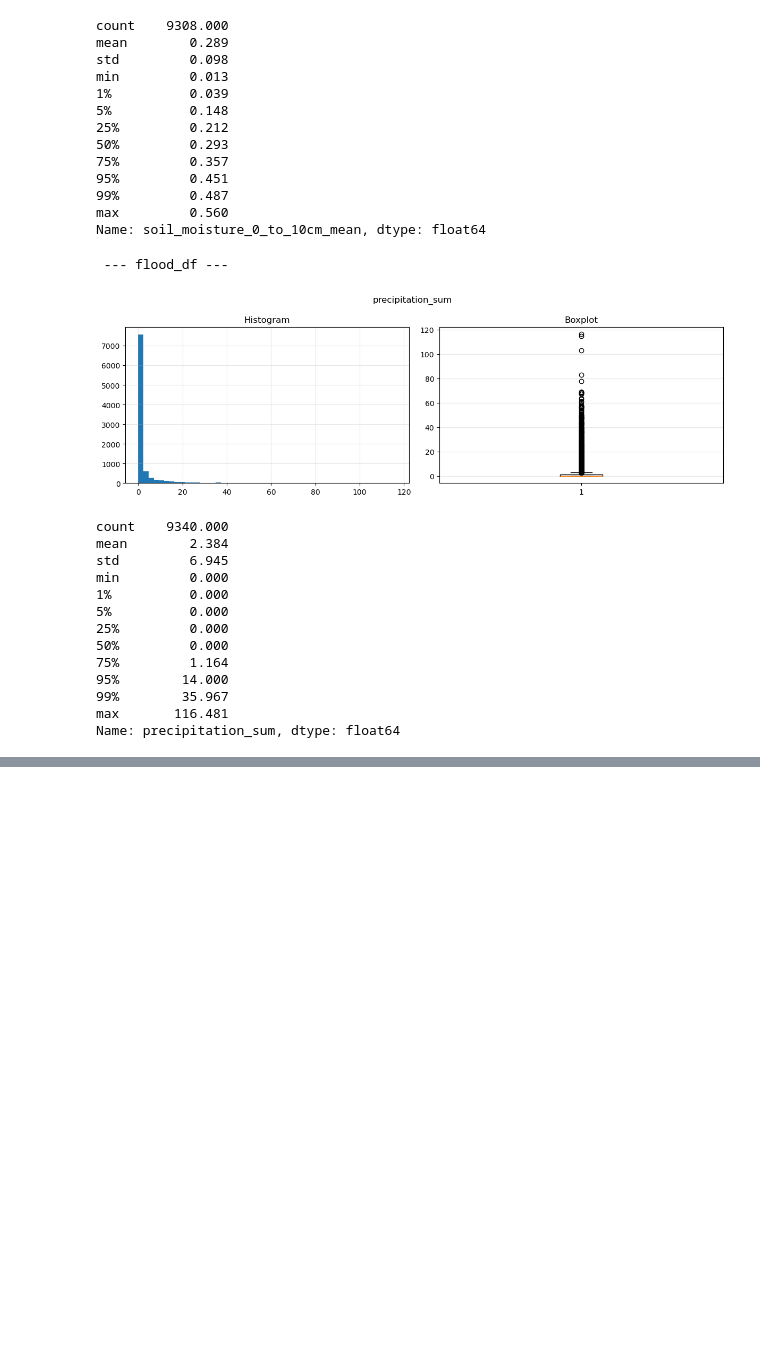
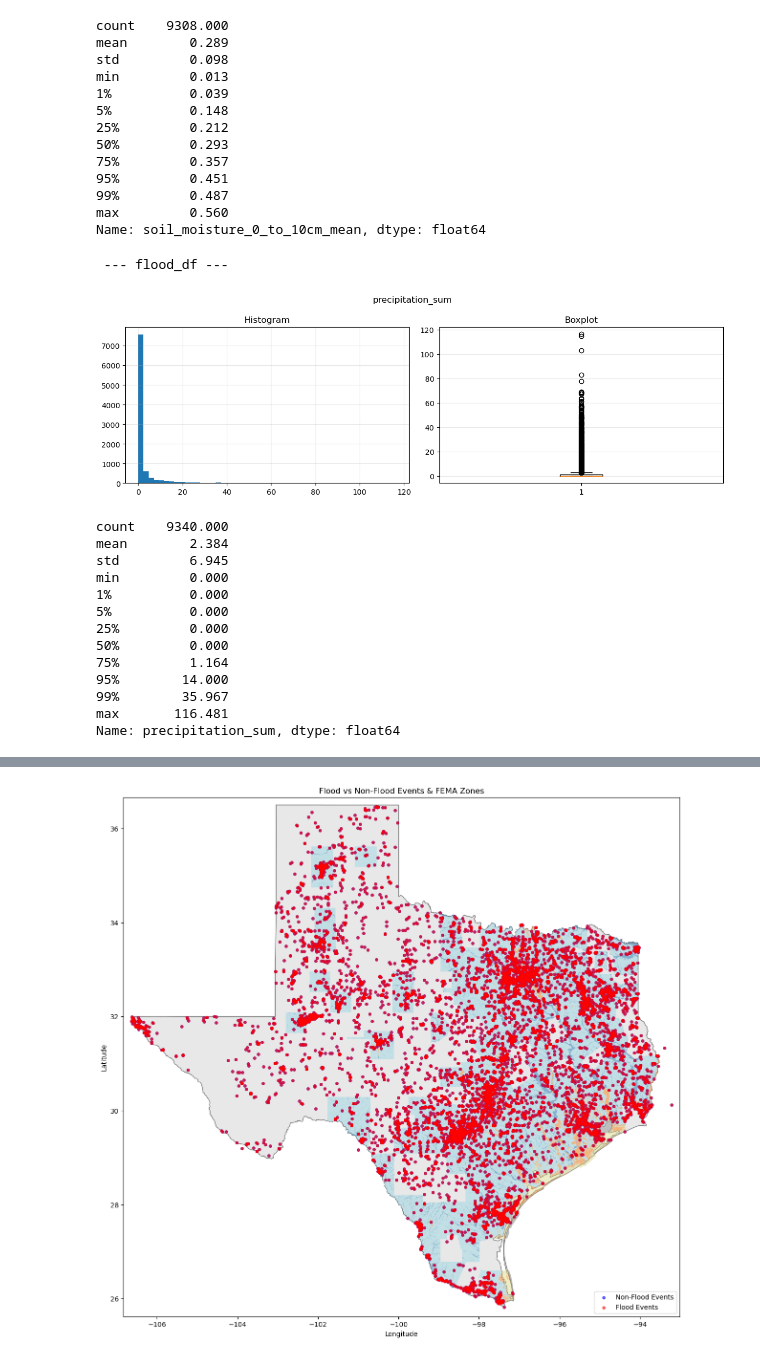
Before and after one commit to AnanthKothuri/GeospatialAIProject, a Jupyter notebook: DataExploration.ipynb, the cells around one changed output, grey strips where cells are left out. Saved outputs shown, nothing was run; the diff lists cells and outputs as text; code cells hidden in the pictures; blank space fills up the shorter version.

Commit message:
Adds data engineering

```diff
--- a/DataExploration.ipynb
+++ b/DataExploration.ipynb
@@ -305,5 +306,11 @@ def clean_data(df):
 flood_df = clean_data(flood_df)
 non_flood_df = clean_data(non_flood_df)
 # %%
-output_missing(flood_df, 'flood_df')
-output_missing(non_flood_df, 'non_flood_df')
+primary_rainy_months = [3, 4, 5]
+secondary_rainy_months = [9, 10]
+
+flood_df['is_primary_rain_season'] = flood_df['MONTH'].isin(primary_rainy_months)
+flood_df['is_secondary_rain_season'] = flood_df['MONTH'].isin(secondary_rainy_months)
+
+non_flood_df['is_primary_rain_season'] = non_flood_df['MONTH'].isin(primary_rainy_months)
+non_flood_df['is_secondary_rain_season'] = non_flood_df['MONTH'].isin(secondary_rainy_months)
@@ -330,0 +326,84 @@ def output_data(df, name):
+# %%
+import geopandas as gpd
+from shapely.geometry import Point
+
+all_lats = pd.concat([flood_df['BEGIN_LAT'], non_flood_df['BEGIN_LAT']])
+all_lons = pd.concat([flood_df['BEGIN_LON'], non_flood_df['BEGIN_LON']])
+
+minx, miny, maxx, maxy = all_lons.min(), all_lats.min(), all_lons.max(), all_lats.max()
+bbox_polygon = gpd.GeoSeries([Point(minx, miny), Point(maxx, maxy)], crs="EPSG:4326").envelope
+bbox_reprojected = tuple(bbox_polygon.to_crs("EPSG:4269").total_bounds)
+
+gdb_path = "./data/NFHL_48_20251201.gdb"
+layer_name = "S_Fld_Haz_Ar"
+
+try:
+    gdf_flood = gpd.read_file(gdb_path, layer=layer_name, bbox=bbox_reprojected)
+except Exception as e:
+    print(f"bbox read failed, trying full load. Error: {e}")
+    gdf_flood = gpd.read_file(gdb_path, layer=layer_name)
+
+gdf_flood = gdf_flood.to_crs("EPSG:4326")
+
+def enrich_with_flood_zone_data(input_df, flood_zones_gdf):
+
+    geometry = [Point(xy) for xy in zip(input_df['BEGIN_LON'], input_df['BEGIN_LAT'])]
+    gdf_temp = gpd.GeoDataFrame(input_df, geometry=geometry, crs="EPSG:4326")
+
+    joined = gpd.sjoin(gdf_temp, flood_zones_gdf, how="left", predicate="within")
+
+    joined = joined[~joined.index.duplicated(keep='first')]
+
+    input_df['Flood_Zone'] = joined['FLD_ZONE']
+
+    high_risk_codes = ['A', 'AE', 'AH', 'AO', 'AR', 'A99', 'V', 'VE']
+    input_df['Is_In_Floodplain'] = input_df['Flood_Zone'].isin(high_risk_codes)
+
+    return input_df
+
+flood_df = enrich_with_flood_zone_data(flood_df, gdf_flood)
+non_flood_df = enrich_with_flood_zone_data(non_flood_df, gdf_flood)
+
+print(flood_df[['BEGIN_LAT', 'BEGIN_LON', 'Flood_Zone', 'Is_In_Floodplain']].head())
+print(non_flood_df[['BEGIN_LAT', 'BEGIN_LON', 'Flood_Zone', 'Is_In_Floodplain']].head())
+
+
+
+usa_url = "https://eric.clst.org/assets/wiki/uploads/Stuff/gz_2010_us_040_00_5m.json"
+usa_gdf = gpd.read_file(usa_url)
+texas_map = usa_gdf[usa_gdf['NAME'] == 'Texas']
+
+gdf_flood_points = gpd.GeoDataFrame(
+    flood_df, geometry=[Point(xy) for xy in zip(flood_df['BEGIN_LON'], flood_df['BEGIN_LAT'])], crs="EPSG:4326"
+)
+gdf_non_flood_points = gpd.GeoDataFrame(
+    non_flood_df, geometry=[Point(xy) for xy in zip(non_flood_df['BEGIN_LON'], non_flood_df['BEGIN_LAT'])], crs="EPSG:4326"
+)
+
+fig, ax = plt.subplots(figsize=(15, 15))
+
+texas_map.plot(ax=ax, color='lightgrey', edgecolor='black', alpha=0.5)
+
+if not gdf_flood.empty:
+    gdf_flood.plot(ax=ax,
+                   column='FLD_ZONE',
+                   legend=True,
+                   legend_kwds={'title': "Flood Zones", 'loc': 'upper right'},
+                   alpha=0.5,
+                   cmap='tab20',
+                   edgecolor='none')
+
+gdf_non_flood_points.plot(ax=ax, color='blue', markersize=15, label='Non-Flood Events', alpha=0.6)
+gdf_flood_points.plot(ax=ax, color='red', markersize=15, label='Flood Events', alpha=0.6)
+
+buffer = 0.2
+ax.set_xlim([minx - buffer, maxx + buffer])
+ax.set_ylim([miny - buffer, maxy + buffer])
+
+plt.title("Flood vs Non-Flood Events & FEMA Zones")
+plt.xlabel("Longitude")
+plt.ylabel("Latitude")
+plt.legend(loc='lower right')
+
+plt.show()
+# %% [output]
@@ -330,0 +422 @@ def output_data(df, name):
+[figure, added]
```
Also changed, not shown: parts of 7 cells of this notebook, 3 other files.
